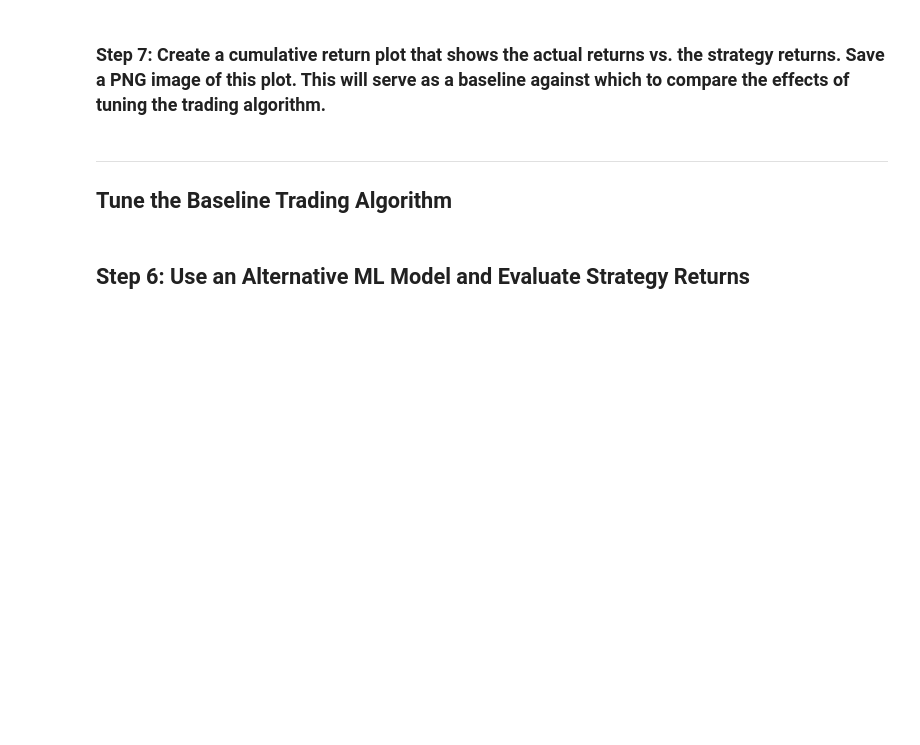
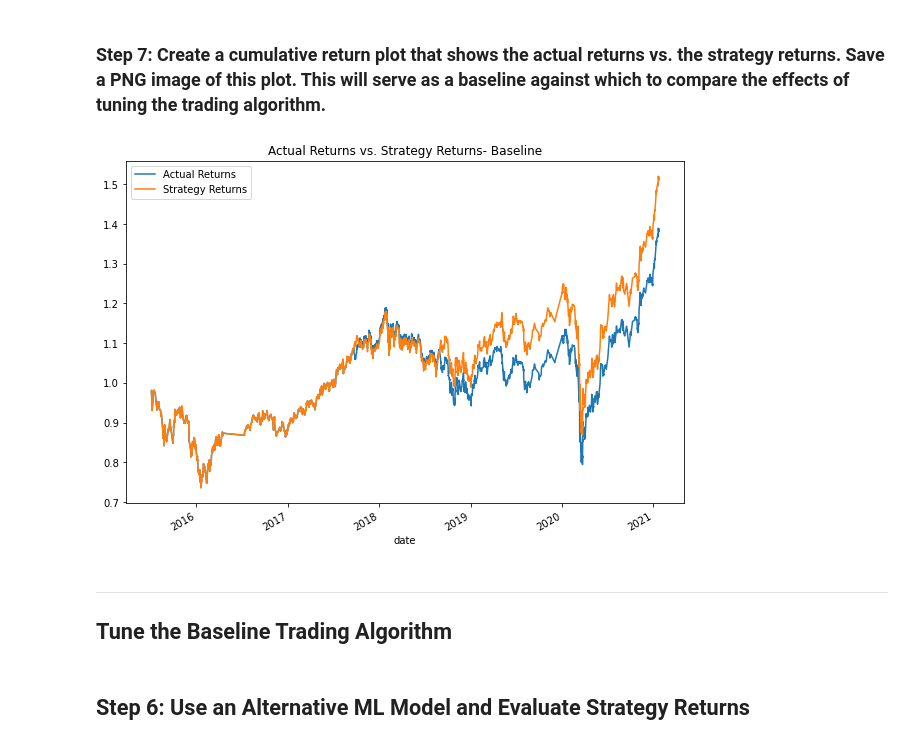
Before and after one commit to juzcho/Machine_Learning_Trading_Bot, a Jupyter notebook: machine_learning_trading_bot.ipynb, the cells around one changed output. Saved outputs shown, nothing was run; the diff lists cells and outputs as text; code cells hidden in the pictures; blank space fills up the shorter version.

```diff
--- a/machine_learning_trading_bot.ipynb
+++ b/machine_learning_trading_bot.ipynb
@@ -206,13 +316,14 @@ X_test_scaled = X_scaler.transform(X_test)
 ### Step 4: Use the `SVC` classifier model from SKLearn's support vector machine (SVM) learning method to fit the training data and make predictions based on the testing data. Review the predictions.
 # %%
 # From SVM, instantiate SVC classifier model instance
-svm_model = # YOUR CODE HERE
+svm_model = svm.SVC() # YOUR CODE HERE
 
 # Fit the model to the data using the training data
-svm_model = # YOUR CODE HERE
+svm_model = svm_model.fit(X_train_scaled, y_train) # YOUR CODE HERE
 
 # Use the testing data to make the model predictions
-svm_pred = # YOUR CODE HERE
+svm_pred = svm_model.predict(X_test_scaled) # YOUR CODE HERE
 
 # Review the model's predicted values
 # YOUR CODE HERE
+svm_pred[:10]
@@ -230,16 +357,16 @@ svm_testing_report = # YOUR CODE HERE
 # Create a new empty predictions DataFrame.
 
 # Create a predictions DataFrame
-predictions_df = # YOUR CODE HERE
+predictions_df = pd.DataFrame(index=X_test.index)
 
 # Add the SVM model predictions to the DataFrame
-predictions_df['Predicted'] = # YOUR CODE HERE
+predictions_df['Predicted'] =  svm_pred # YOUR CODE HERE
 
 # Add the actual returns to the DataFrame
-predictions_df['Actual Returns'] = # YOUR CODE HERE
+predictions_df['Actual Returns'] = signals_df['Actual Returns'] # YOUR CODE HERE
 
 # Add the strategy returns to the DataFrame
-predictions_df['Strategy Returns'] = # YOUR CODE HERE
+predictions_df['Strategy Returns'] = predictions_df['Actual Returns'] * predictions_df['Predicted'] # YOUR CODE HERE
 
 # Review the DataFrame
 display(predictions_df.head())
@@ -252,3 +391,10 @@ display(predictions_df.tail())
+# %%
+(1 + predictions_df[["Actual Returns", "Strategy Returns"]]).cumprod().plot(title = 'Actual Returns vs. Strategy Returns- Baseline',
+                                                                           figsize= (10,7)
+                                                                           ).figure.savefig('./Results_images/baseline_algorithm_3months/actual_vs_strategy_3_months_baseline.jpeg',
+                                                                                          bbox_inches='tight', dpi=80)
+# %% [output]
+[figure, added]
 # %% [markdown]
 ---
 
```
Also changed, not shown: parts of 28 cells of this notebook.
